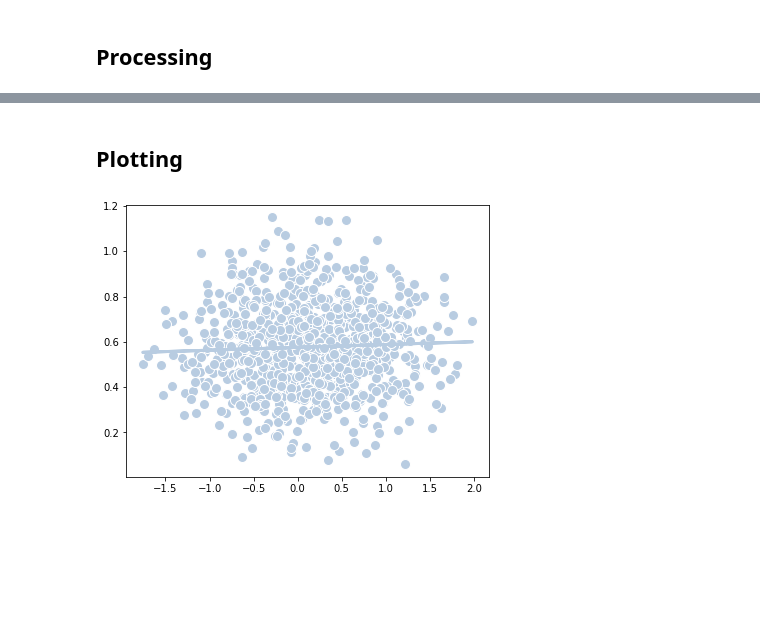
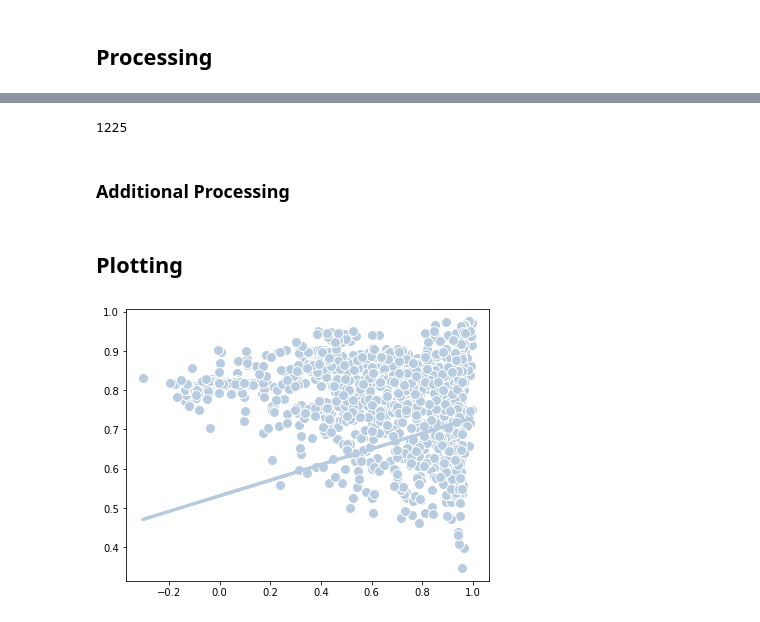
Before and after one commit to thesofakillers/badder-seeds, a Jupyter notebook: notebooks/fig_5.ipynb, the cells around one changed output, grey strips where cells are left out. Drawn from its saved outputs; the diff is of its cells as text; code cells hidden in the pictures; blank space fills up the shorter version.

```diff
--- a/notebooks/fig_5.ipynb
+++ b/notebooks/fig_5.ipynb
@@ -116,0 +127,5 @@ generated_seeds["set_sim"] = comp_set_sim(generated_seeds["seeds"], "generated")
+# %%
+generated_exp_var = [
+    model.explained_variance_ratio_[0] if model is not None else np.nan
+    for model in generated_pca_models
+]
@@ -117,27 +138,51 @@ generated_seeds["set_sim"] = comp_set_sim(generated_seeds["seeds"], "generated")
+# %%
+gathered_set_sim = [
+    metrics.set_similarity(set_a, set_b, False)
+    for (set_a, set_b) in (gathered_emb_pairs)
+]
+# %%
+generated_set_sim = [
+    metrics.set_similarity(set_a, set_b, False)
+    for (set_a, set_b) in (generated_emb_pairs)
+]
+# %%
+len([v for v in generated_set_sim if v != np.nan])
+# %% [output]
+1225
+# %% [markdown]
+### Additional Processing
 # %%
 # linear fit of generated seed data
-gen_coef = np.polyfit(generated_seeds["set_sim"], generated_seeds["exp_var"], 1)
+gen_coef = np.polyfit(generated_set_sim, generated_exp_var, 1)
 gen_poly1d_fn = np.poly1d(gen_coef)
 # %% [markdown]
 ## Plotting
 # %%
 fig, ax = plt.subplots(1, 1)
 
 fig.set_size_inches(w=6.50127, h=5)
 
 ax.plot(
-    generated_seeds["set_sim"],
-    generated_seeds["exp_var"],
+    generated_set_sim,
+    generated_exp_var,
     "o",
-    generated_seeds["set_sim"],
-    gen_poly1d_fn(generated_seeds["set_sim"]),
+    generated_set_sim,
+    gen_poly1d_fn(generated_set_sim),
     color="#B8CCE1",
     linewidth=3,
     markersize=10,
     markerfacecolor="#B8CCE1",
     markeredgecolor="white",
 )
+# ax.plot(
+#     gathered_set_sim,
+#     gathered_exp_var,
+#     "o",
+#     markersize=10,
+#     markerfacecolor="#F1B7B0",
+#     markeredgecolor="white",
+# )
 
 plt.show()
 # %% [output]
-[figure, old version]
+[figure, new version]
```
Also changed, not shown: parts of 24 cells of this notebook, 1 other file.
